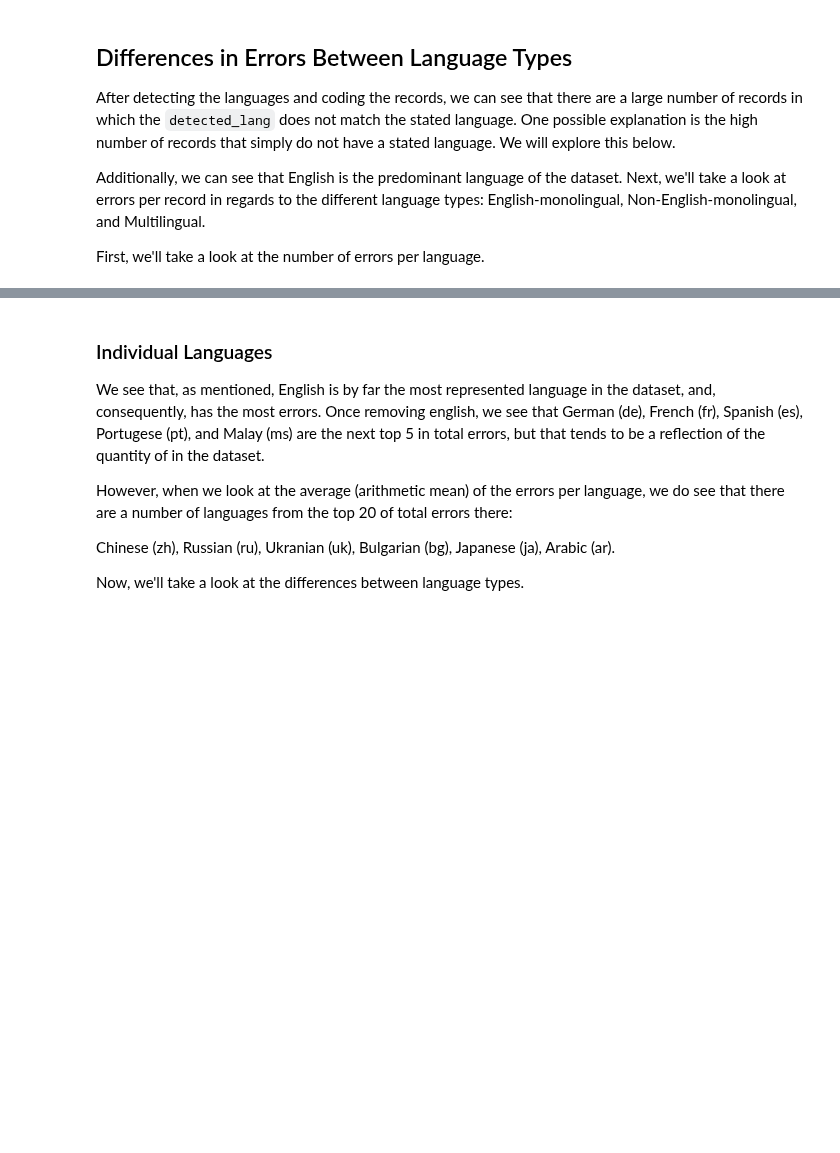
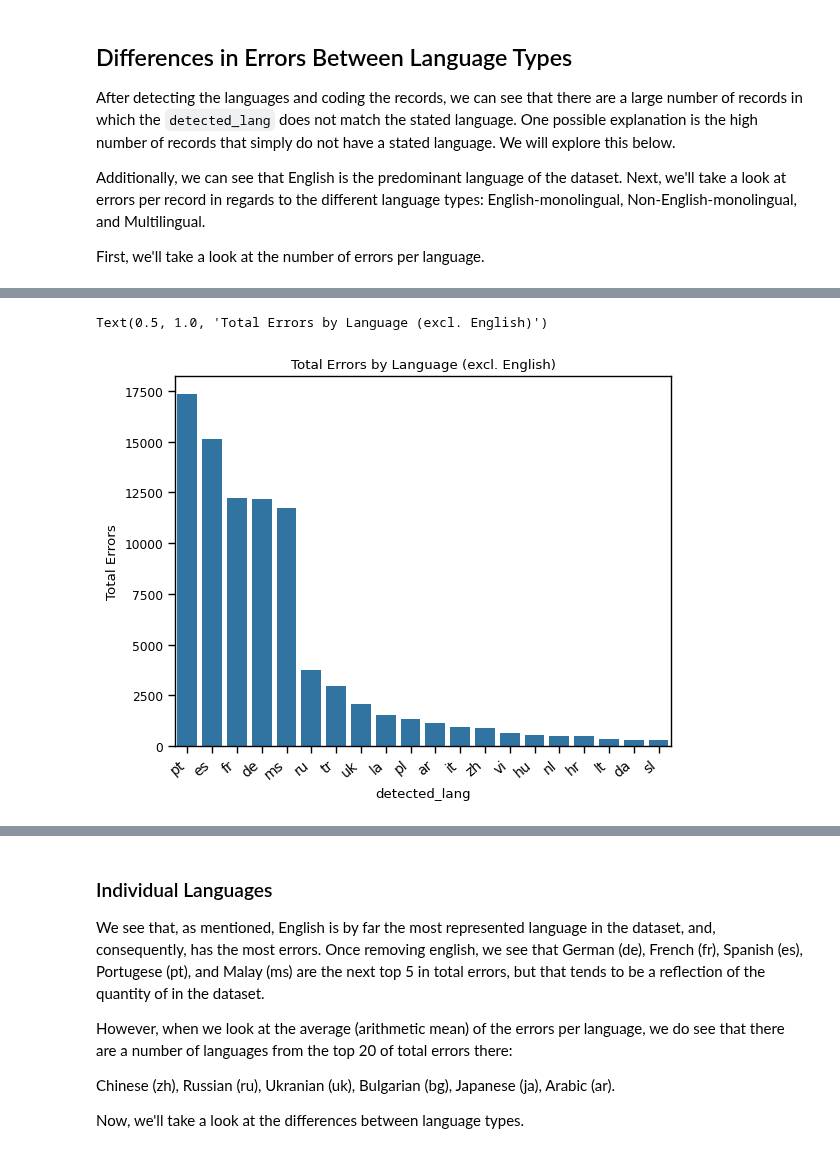
Before and after one commit to ShillyJWakes/crossref-metadata-heurestics, a Jupyter notebook: notebooks/04_language_detection.ipynb, the cells around one changed output, grey strips where cells are left out. Cells and saved outputs as stored; diff of their text form; code cells hidden in the pictures; blank space fills up the shorter version.

```diff
--- a/notebooks/04_language_detection.ipynb
+++ b/notebooks/04_language_detection.ipynb
@@ -202,9 +291,12 @@ t20plt.set_title('Total Errors by Language')
 # %%
 #Now we'll remove English, to better visualize other languages
 no_en = group_total_errors.drop('en')
-top_20 = no_en.sort_values(by='total_errors', ascending=False)[:20]
-t20plt = sns.barplot(data=top_20, x=top_20.index, y='total_errors')
+top_20 = no_en.sort_values(by='Total Errors', ascending=False)[:20]
+t20plt = sns.barplot(data=top_20, x=top_20.index, y='Total Errors')
 t20plt.set_xticklabels(t20plt.get_xticklabels(), rotation=40, ha='right', fontsize=10)
 t20plt.set_title('Total Errors by Language (excl. English)')
+# %% [output]
+Text(0.5, 1.0, 'Total Errors by Language (excl. English)')
+[figure, added]
 # %%
 #Now we'll change from total errors, to the mean number of errors by language
```
Also changed, not shown: parts of 23 cells of this notebook, 5 other files.
